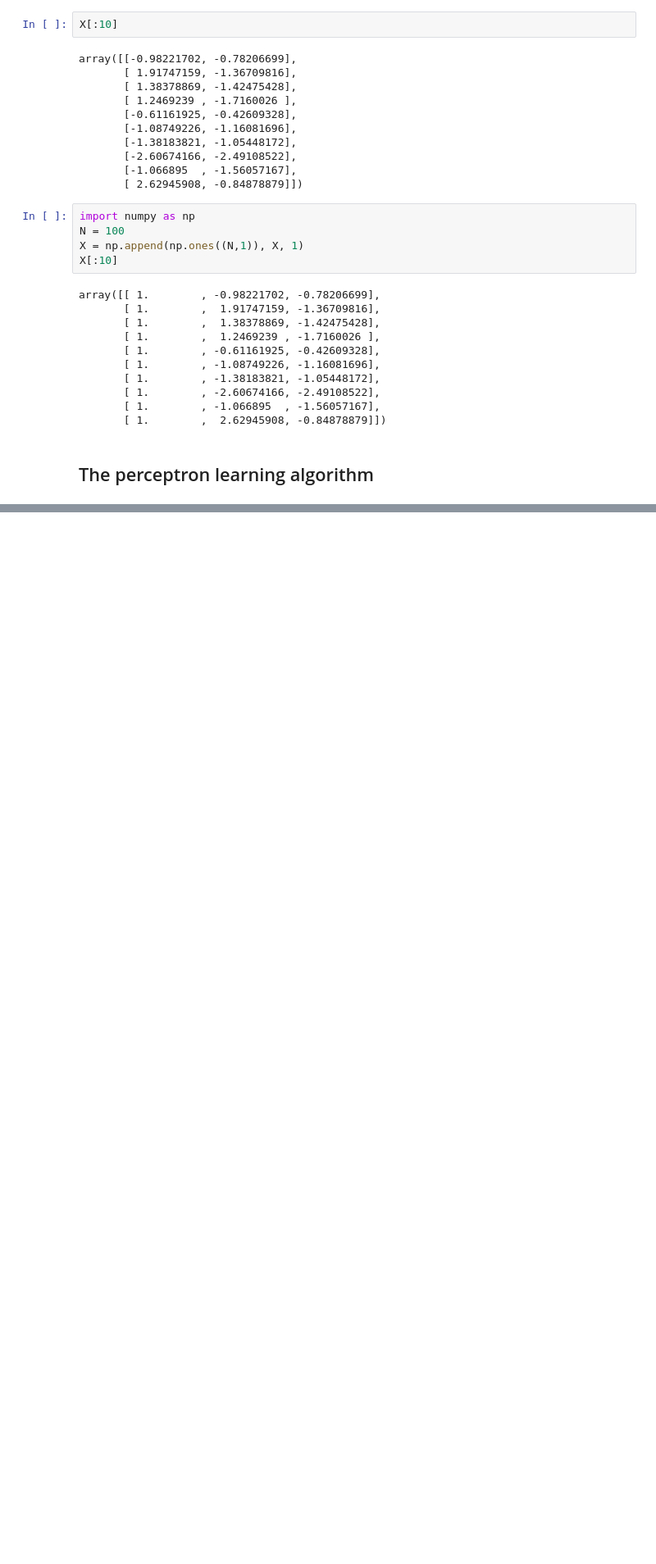
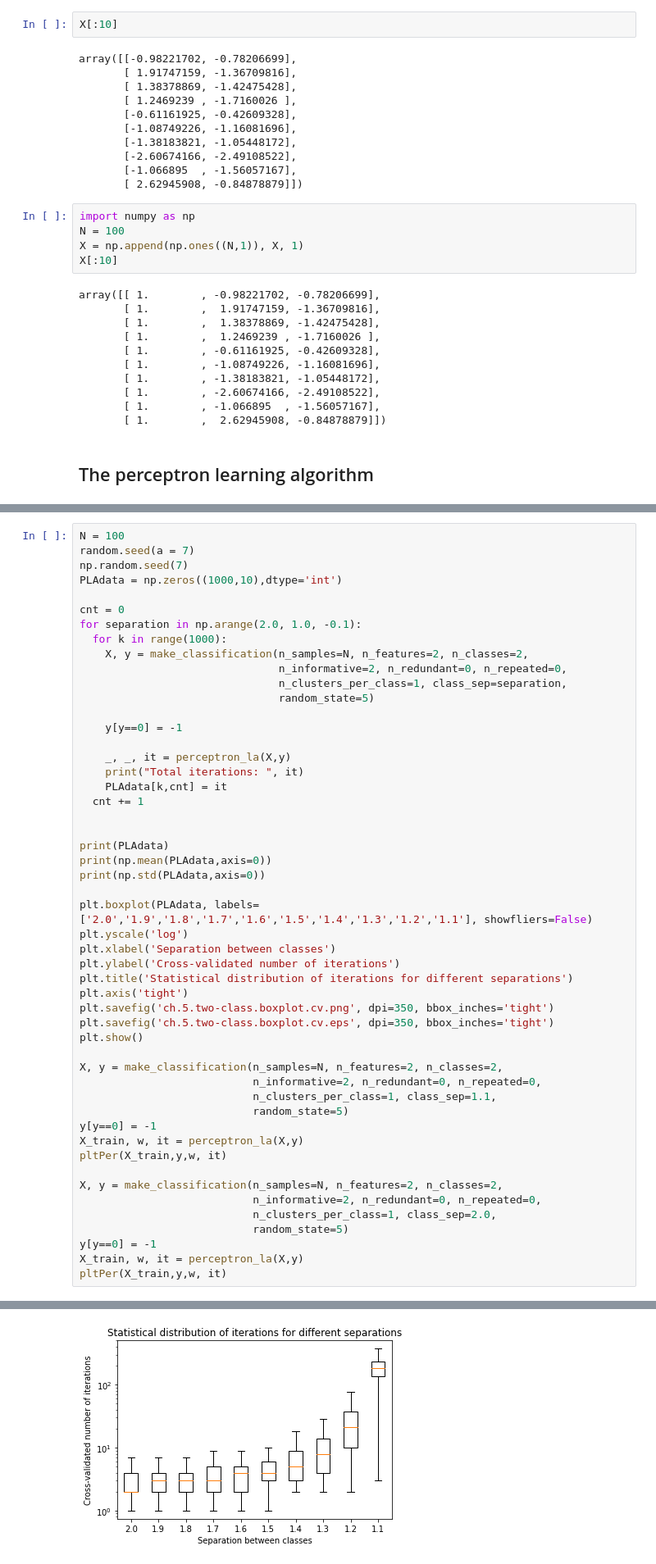
Before and after one commit to Oebele/Deep-lerning-for-beginners, a Jupyter notebook: Training_a_Single_Neuron.ipynb, the cells around one changed output, grey strips where cells are left out. Shown at 82% size. Drawn from its saved outputs; the diff is of its cells as text; blank space fills up the shorter version.

```diff
--- a/Training_a_Single_Neuron.ipynb
+++ b/Training_a_Single_Neuron.ipynb
@@ -174,0 +255,52 @@ Total iterations:  14
+# %%
+N = 100
+random.seed(a = 7)
+np.random.seed(7)
+PLAdata = np.zeros((1000,10),dtype='int')
+
+cnt = 0
+for separation in np.arange(2.0, 1.0, -0.1):
+  for k in range(1000):
+    X, y = make_classification(n_samples=N, n_features=2, n_classes=2,
+                               n_informative=2, n_redundant=0, n_repeated=0,
+                               n_clusters_per_class=1, class_sep=separation,
+                               random_state=5)
+
+    y[y==0] = -1
+
+    _, _, it = perceptron_la(X,y)
+    print("Total iterations: ", it)
+    PLAdata[k,cnt] = it
+  cnt += 1
+
+
+print(PLAdata)
+print(np.mean(PLAdata,axis=0))
+print(np.std(PLAdata,axis=0))
+
+plt.boxplot(PLAdata, labels=['2.0','1.9','1.8','1.7','1.6','1.5','1.4','1.3','1.2','1.1'], showfliers=False)
+plt.yscale('log')
+plt.xlabel('Separation between classes')
+plt.ylabel('Cross-validated number of iterations')
+plt.title('Statistical distribution of iterations for different separations')
+plt.axis('tight')
+plt.savefig('ch.5.two-class.boxplot.cv.png', dpi=350, bbox_inches='tight')
+plt.savefig('ch.5.two-class.boxplot.cv.eps', dpi=350, bbox_inches='tight')
+plt.show()
+
+X, y = make_classification(n_samples=N, n_features=2, n_classes=2,
+                           n_informative=2, n_redundant=0, n_repeated=0,
+                           n_clusters_per_class=1, class_sep=1.1,
+                           random_state=5)
+y[y==0] = -1
+X_train, w, it = perceptron_la(X,y)
+pltPer(X_train,y,w, it)
+
+X, y = make_classification(n_samples=N, n_features=2, n_classes=2,
+                           n_informative=2, n_redundant=0, n_repeated=0,
+                           n_clusters_per_class=1, class_sep=2.0,
+                           random_state=5)
+y[y==0] = -1
+X_train, w, it = perceptron_la(X,y)
+pltPer(X_train,y,w, it)
+# %% [output]
@@ -174,0 +324 @@ Total iterations:  14
+[figure, added]
```
Also changed, not shown: parts of 7 cells of this notebook.
